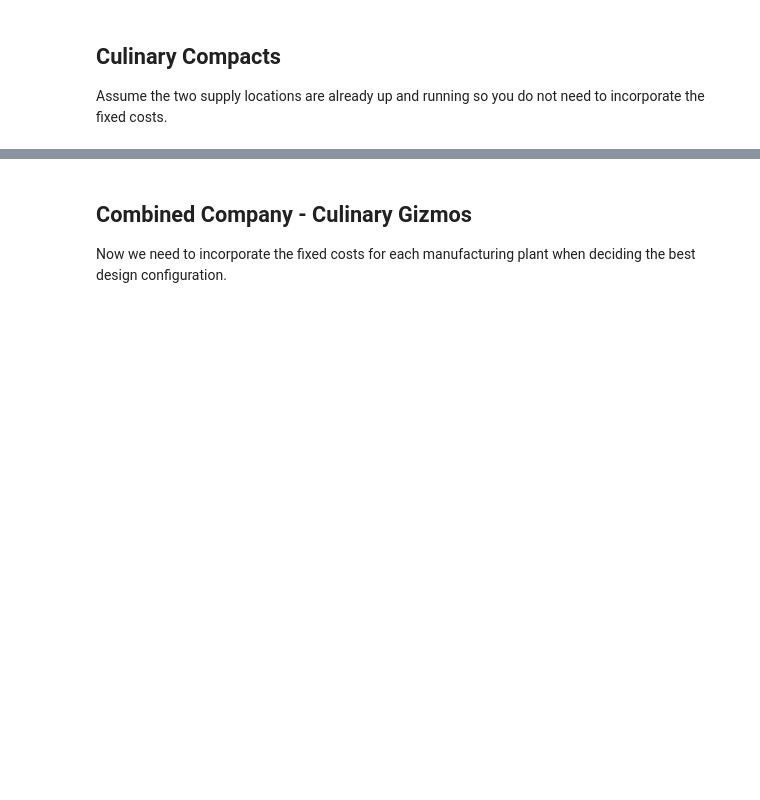
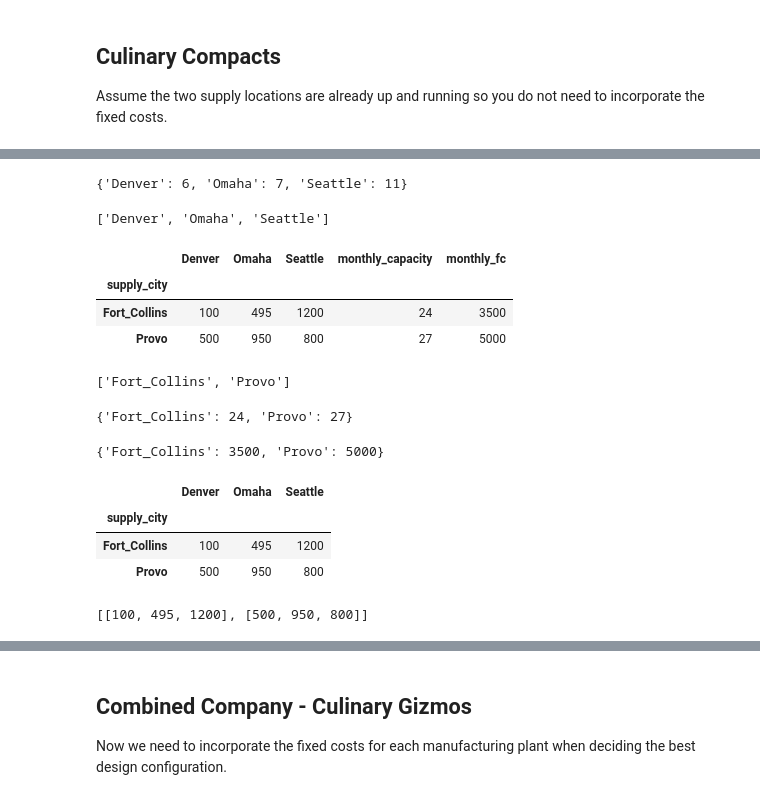
Before and after one commit to JawandS/BUAD349_Sp25, a Jupyter notebook: code/design/KitchenCompanies.ipynb, the cells around one changed output, grey strips where cells are left out. Drawn from its saved outputs; the diff is of its cells as text; code cells hidden in the pictures; blank space fills up the shorter version.

```diff
--- a/code/design/KitchenCompanies.ipynb
+++ b/code/design/KitchenCompanies.ipynb
@@ -61,20 +199,58 @@ Assume the two supply locations are already up and running so you do not need to
 # %%
 # Convert demand to a dictionary
+cc_demand = cc_demand.to_dict()['demand']
+cc_demand
+# %% [output]
+{'Denver': 6, 'Omaha': 7, 'Seattle': 11}
 # %%
 # Create the markets as a list
+cc_markets = list(cc_demand.keys())
+cc_markets
+# %% [output]
+['Denver', 'Omaha', 'Seattle']
 # %%
 # Get data
 # the capacity, variable, and fixed costs are in a sheet labeled 'gg_costs_and_cap'
+cc_data = pd.read_excel('KitchenCompanies.xlsx', sheet_name='cc_costs_and_cap', index_col=0)
+cc_data
+# %% [output]
+|  | Denver | Omaha | Seattle | monthly_capacity | monthly_fc |
+| supply_city |  |  |  |  |  |
+| Fort_Collins | 100 | 495 | 1200 | 24 | 3500 |
+| Provo | 500 | 950 | 800 | 27 | 5000 |
 # %%
 # Create the plants as a list
+cc_plants = cc_data.index.tolist()
+cc_plants
+# %% [output]
+['Fort_Collins', 'Provo']
 # %%
 # Create a dictionary to hold the capacity for each plant
+cc_capacity = cc_data['monthly_capacity'].to_dict()
+cc_capacity
+# %% [output]
+{'Fort_Collins': 24, 'Provo': 27}
 # %%
 # Create a dictionary to hold the fixed cost for each plant
+cc_fixed_costs = cc_data['monthly_fc'].to_dict()
+cc_fixed_costs
+# %% [output]
+{'Fort_Collins': 3500, 'Provo': 5000}
 # %%
 # Get data
 # Transportation costs are in our cc_costs_and_cap DataFrame
+cc_transp_cost = cc_data[['Denver', 'Omaha', 'Seattle']]
+cc_transp_cost
+# %% [output]
+|  | Denver | Omaha | Seattle |
+| supply_city |  |  |  |
+| Fort_Collins | 100 | 495 | 1200 |
+| Provo | 500 | 950 | 800 |
 # %%
 # Convert costs to a list of lists
+cc_transp_cost = cc_transp_cost.values.tolist()
+cc_transp_cost
+# %% [output]
+[[100, 495, 1200], [500, 950, 800]]
 # %%
 # Create the model instance and set to minimize
```
Also changed, not shown: parts of 25 cells of this notebook.
